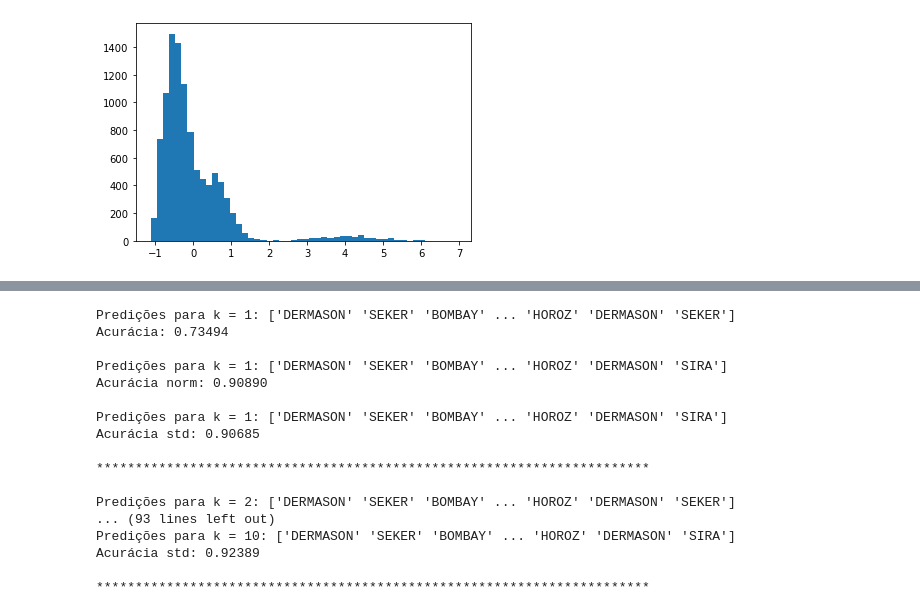
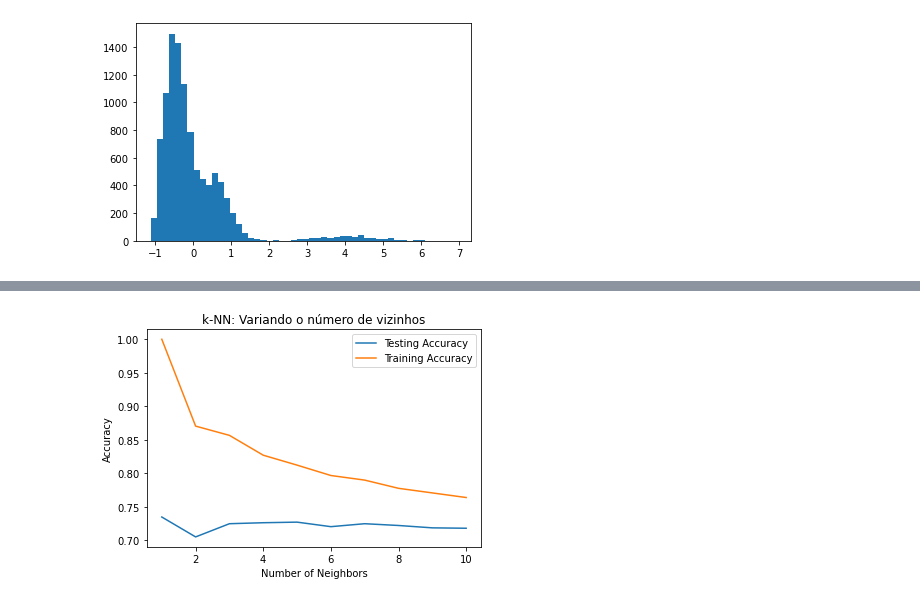
Before and after one commit to ruanfelipe7/machine_learning_activities, a Jupyter notebook: Trabalho1/Trabalho_01.ipynb, the cells around one changed output, grey strips where cells are left out. Saved outputs shown, nothing was run; the diff lists cells and outputs as text; code cells hidden in the pictures.

```diff
--- a/Trabalho1/Trabalho_01.ipynb
+++ b/Trabalho1/Trabalho_01.ipynb
@@ -141,40 +164,11 @@ Acurácia std: 0.92301
-# %%
-array_k = range(1,11)
-for k in array_k:
-    knn = KNeighborsClassifier(n_neighbors=k, weights='distance')
-    knn.fit(X_train, y_train)
-    y_pred = knn.predict(X_test)
-    print("Predições para k = " + str(k) + ":", y_pred)
-    accuracy = metrics.accuracy_score(y_test, y_pred)
-    print('Acurácia: {:.5f}'.format(accuracy))
-
-    knn.fit(X_train_norm, y_train)
-    y_pred = knn.predict(X_test_norm)
-    print("\nPredições para k = " + str(k) + ":", y_pred)
-    accuracy = metrics.accuracy_score(y_test, y_pred)
-    print('Acurácia norm: {:.5f}'.format(accuracy))
-
-    knn.fit(X_train_std, y_train)
-    y_pred = knn.predict(X_test_std)
-    print("\nPredições para k = " + str(k) + ":", y_pred)
-    accuracy = metrics.accuracy_score(y_test, y_pred)
-    print('Acurácia std: {:.5f}'.format(accuracy))
-    print("\n***********************************************************************\n")
-# %% [output]
-Predições para k = 1: ['DERMASON' 'SEKER' 'BOMBAY' ... 'HOROZ' 'DERMASON' 'SEKER']
-Acurácia: 0.73494
-
-Predições para k = 1: ['DERMASON' 'SEKER' 'BOMBAY' ... 'HOROZ' 'DERMASON' 'SIRA']
-Acurácia norm: 0.90890
-
-Predições para k = 1: ['DERMASON' 'SEKER' 'BOMBAY' ... 'HOROZ' 'DERMASON' 'SIRA']
-Acurácia std: 0.90685
-
-***********************************************************************
-
-Predições para k = 2: ['DERMASON' 'SEKER' 'BOMBAY' ... 'HOROZ' 'DERMASON' 'SEKER']
-... (93 lines left out)
-Predições para k = 10: ['DERMASON' 'SEKER' 'BOMBAY' ... 'HOROZ' 'DERMASON' 'SIRA']
-Acurácia std: 0.92389
-
-***********************************************************************
+# %%
+
+plt.title('k-NN: Variando o número de vizinhos')
+plt.plot(array_k, test_accuracy, label = 'Testing Accuracy')
+plt.plot(array_k, train_accuracy, label = 'Training Accuracy')
+plt.legend()
+plt.xlabel('Number of Neighbors')
+plt.ylabel('Accuracy')
+plt.show()
+# %% [output]
+[figure, added]
```
Also changed, not shown: parts of 4 cells of this notebook.
